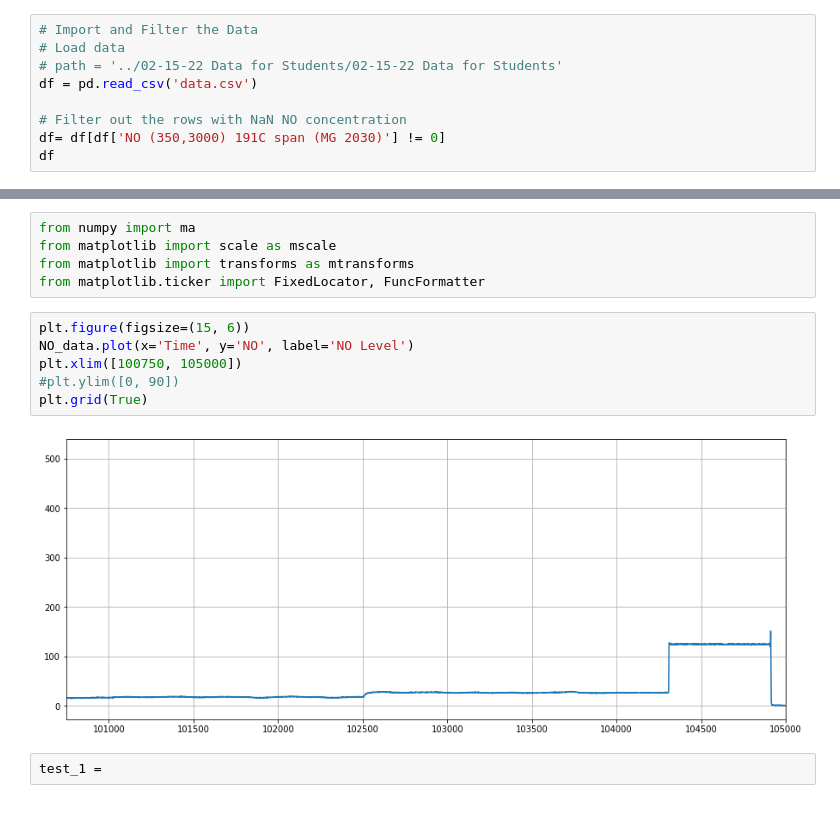
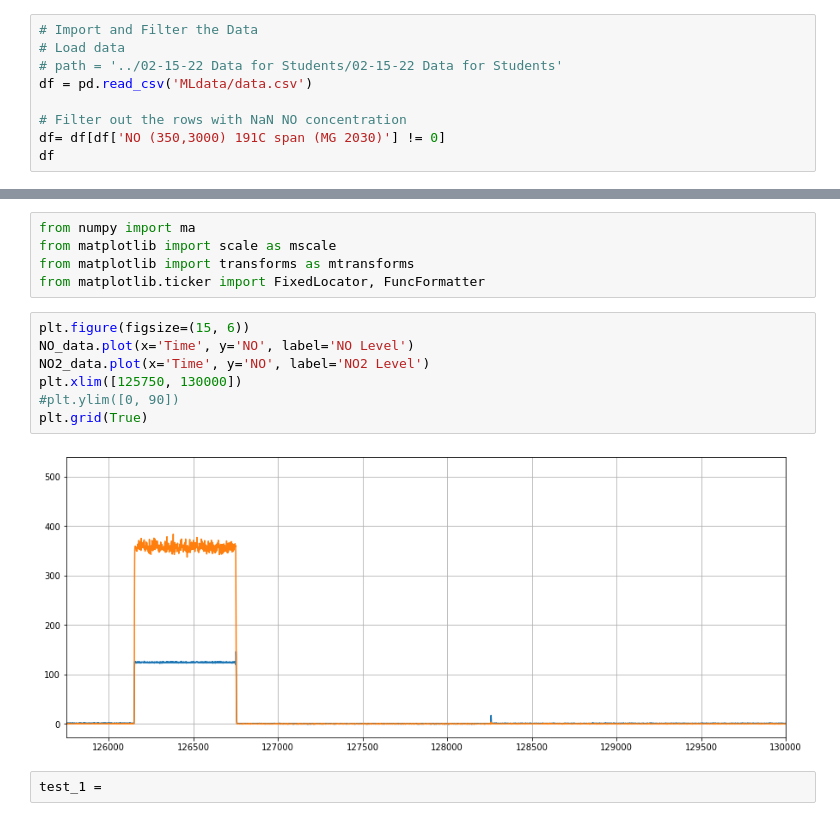
Before and after one commit to XiuyuTang/PACCAR_SCR_ML_Project, a Jupyter notebook: Expploratory Notebook 2.ipynb, the cells around one changed output, grey strips where cells are left out. Saved outputs shown, nothing was run; the diff lists cells and outputs as text.

```diff
--- a/Expploratory Notebook 2.ipynb
+++ b/Expploratory Notebook 2.ipynb
@@ -18,7 +18,7 @@ from pandas.plotting import autocorrelation_plot
 # Import and Filter the Data
 # Load data
 # path = '../02-15-22 Data for Students/02-15-22 Data for Students'
-df = pd.read_csv('data.csv')
+df = pd.read_csv('MLdata/data.csv')
 
 # Filter out the rows with NaN NO concentration
 df= df[df['NO (350,3000) 191C span (MG 2030)'] != 0]
@@ -96,11 +96,12 @@ from matplotlib.ticker import FixedLocator, FuncFormatter
 # %%
 plt.figure(figsize=(15, 6))
 NO_data.plot(x='Time', y='NO', label='NO Level')
-plt.xlim([100750, 105000])
+NO2_data.plot(x='Time', y='NO', label='NO2 Level')
+plt.xlim([125750, 130000])
 #plt.ylim([0, 90])
 plt.grid(True)
 # %% [output]
-[figure, old version]
+[figure, new version]
 # %%
 test_1 =
 # %%
```
Also changed, not shown: parts of 2 cells of this notebook, 3 other files.
